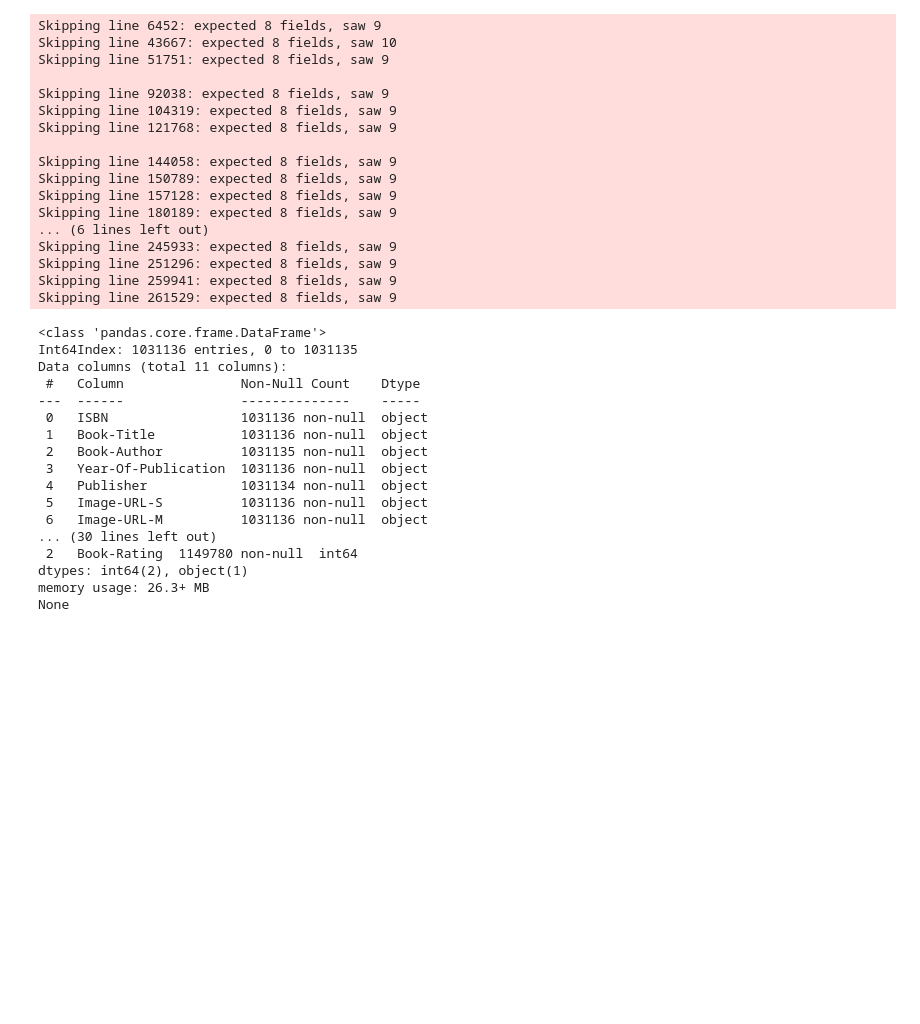
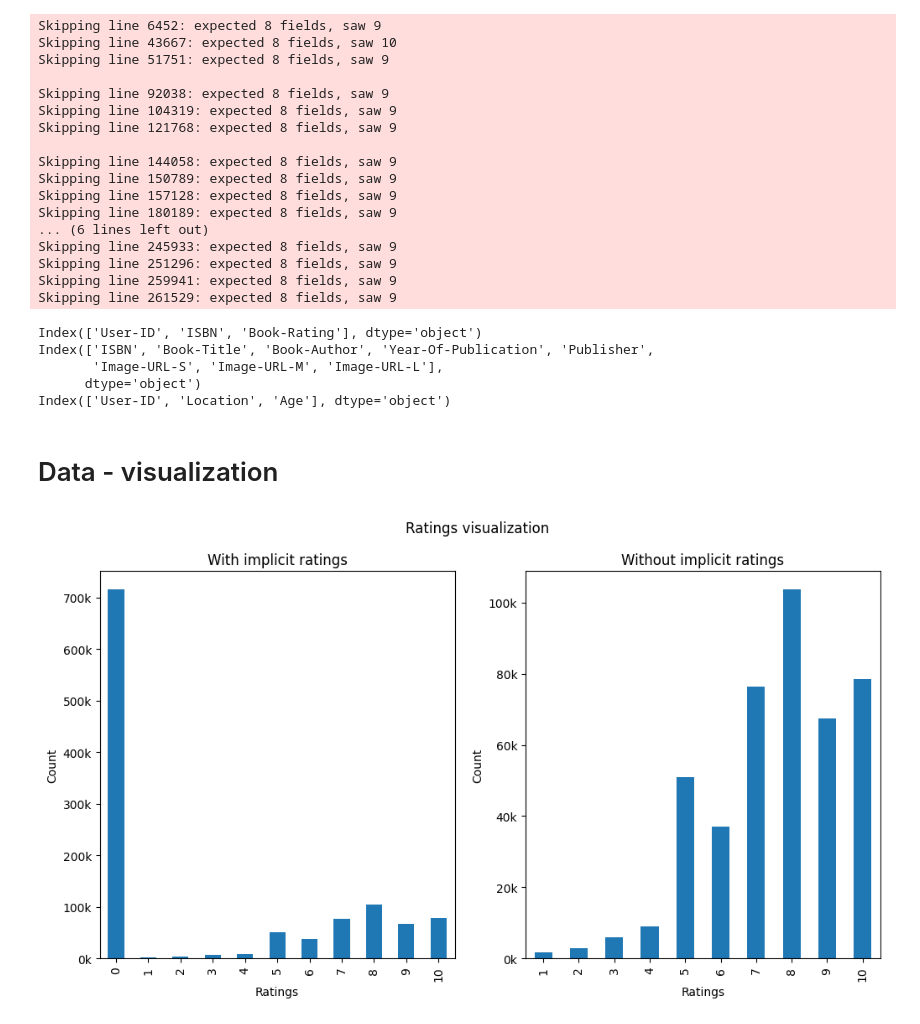
Before and after one commit to grimtoma/book_recomandation, a Jupyter notebook: recommendation.ipynb, the cells around one changed output. Cells and saved outputs as stored; diff of their text form; code cells hidden in the pictures; blank space fills up the shorter version.

```diff
--- a/recommendation.ipynb
+++ b/recommendation.ipynb
@@ -67,29 +73,45 @@ Skipping line 245933: expected 8 fields, saw 9
 Skipping line 251296: expected 8 fields, saw 9
 Skipping line 259941: expected 8 fields, saw 9
 Skipping line 261529: expected 8 fields, saw 9
-# %%
-#print(book_ratings_df.head())
-#print(books_df.head())
-#print(users_df.head())
-df = pd.merge(books_df,book_ratings_df, on="ISBN",indicator=True)
-print(df.info())
-print(books_df.info())
-print(book_ratings_df.info())
-# %% [output]
-<class 'pandas.core.frame.DataFrame'>
-Int64Index: 1031136 entries, 0 to 1031135
-Data columns (total 11 columns):
- #   Column               Non-Null Count    Dtype
----  ------               --------------    -----
- 0   ISBN                 1031136 non-null  object
- 1   Book-Title           1031136 non-null  object
- 2   Book-Author          1031135 non-null  object
- 3   Year-Of-Publication  1031136 non-null  object
- 4   Publisher            1031134 non-null  object
- 5   Image-URL-S          1031136 non-null  object
- 6   Image-URL-M          1031136 non-null  object
-... (30 lines left out)
- 2   Book-Rating  1149780 non-null  int64
-dtypes: int64(2), object(1)
-memory usage: 26.3+ MB
-None
+# %%
+print(book_ratings_df.columns)
+print(books_df.columns)
+print(users_df.columns)
+# %% [output]
+Index(['User-ID', 'ISBN', 'Book-Rating'], dtype='object')
+Index(['ISBN', 'Book-Title', 'Book-Author', 'Year-Of-Publication', 'Publisher',
+       'Image-URL-S', 'Image-URL-M', 'Image-URL-L'],
+      dtype='object')
+Index(['User-ID', 'Location', 'Age'], dtype='object')
+# %% [markdown]
+# Data - visualization
+# %%
+import matplotlib.pyplot as plt
+
+fig, axes = plt.subplots(nrows=1, ncols=2, figsize=(12, 6))
+fig.suptitle("Ratings visualization")
+
+ratings_count_explicit = book_ratings_df.loc[book_ratings_df["Book-Rating"]>0]["Book-Rating"].value_counts()
+ratings_count = book_ratings_df["Book-Rating"].value_counts()
+
+ratings_count_explicit = ratings_count_explicit.sort_index()
+ratings_count = ratings_count.sort_index()
+
+ratings_count.plot(ax=axes[0],kind="bar")
+ratings_count_explicit.plot(ax=axes[1],kind="bar")
+
+
+axes[0].set_xlabel("Ratings")
+axes[0].set_ylabel("Count")
+axes[0].set_title("With implicit ratings")
+axes[0].yaxis.set_major_formatter(lambda x, pos: str(int(x/1000))+"k")
+
+axes[1].set_xlabel("Ratings")
+axes[1].set_ylabel("Count")
+axes[1].set_title("Without implicit ratings")
+axes[1].yaxis.set_major_formatter(lambda x, pos: str(int(x/1000))+"k")
+
+
+plt.show()
+# %% [output]
+[figure, added]
```
Also changed, not shown: parts of 11 cells of this notebook.
